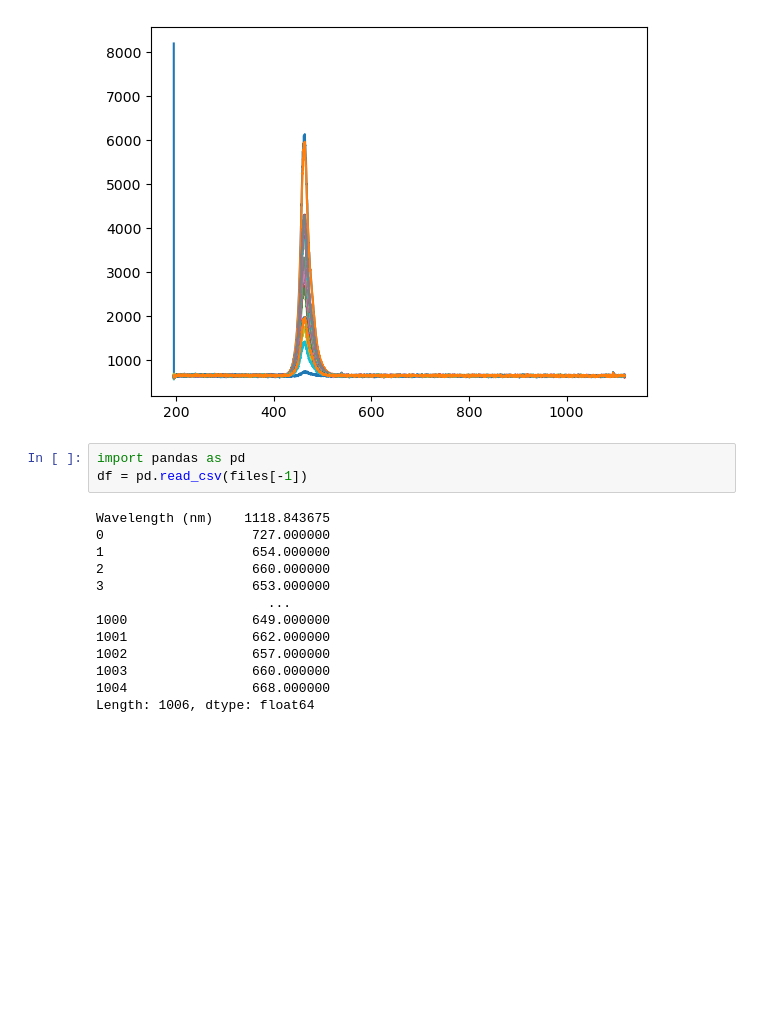
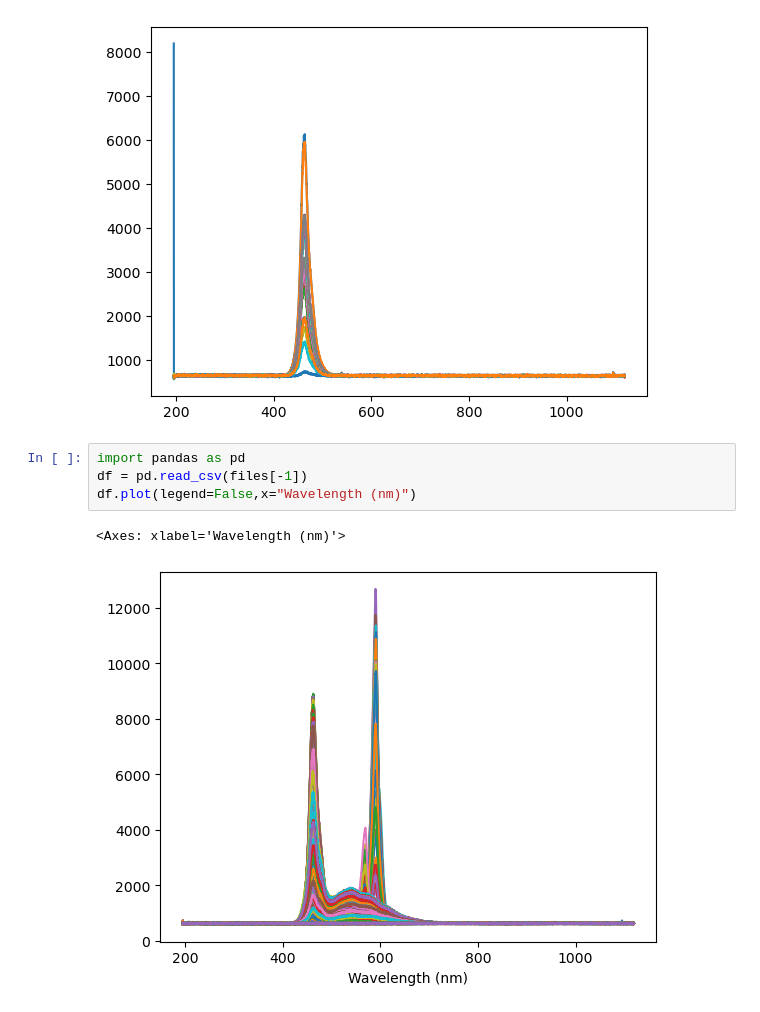
Before and after one commit to NanophotonIICOs/iico-spectra, a Jupyter notebook: notebooks/hr4000.ipynb, the cells around one changed output. Cells and saved outputs as stored; diff of their text form; blank space fills up the shorter version.

```diff
--- a/notebooks/hr4000.ipynb
+++ b/notebooks/hr4000.ipynb
@@ -27,16 +39,7 @@ plt.show()
 # %%
 import pandas as pd
 df = pd.read_csv(files[-1])
+df.plot(legend=False,x="Wavelength (nm)")
 # %% [output]
-Wavelength (nm)    1118.843675
-0                   727.000000
-1                   654.000000
-2                   660.000000
-3                   653.000000
-                      ...
-1000                649.000000
-1001                662.000000
-1002                657.000000
-1003                660.000000
-1004                668.000000
-Length: 1006, dtype: float64
+<Axes: xlabel='Wavelength (nm)'>
+[figure, added]
```
Also changed, not shown: parts of 3 cells of this notebook, 1 other file.
